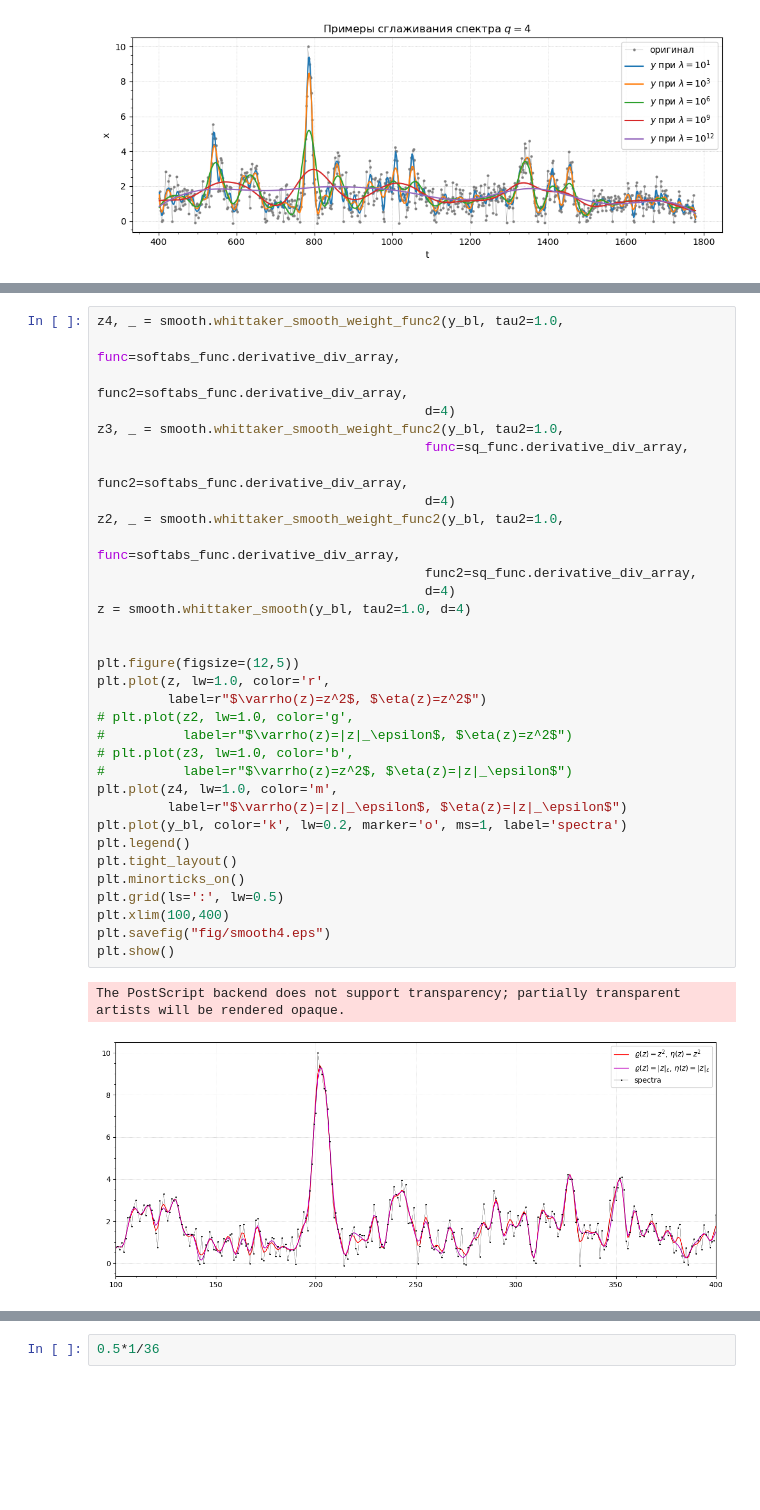
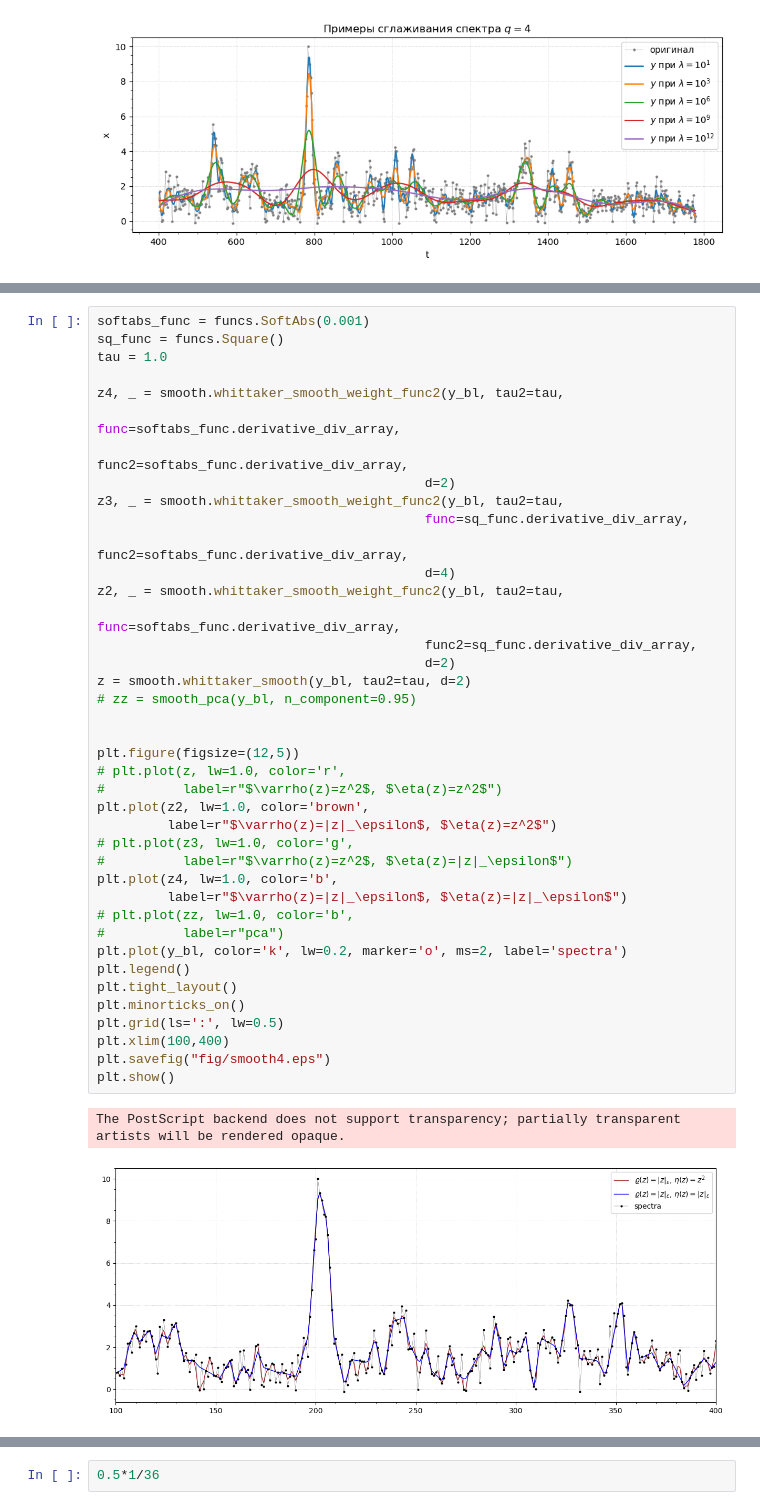
Before and after one commit to intellimath/irsa, a Jupyter notebook: examples/whittaker_henderson.ipynb, the cells around one changed output, grey strips where cells are left out. Drawn from its saved outputs; the diff is of its cells as text; blank space fills up the shorter version.

```diff
--- a/examples/whittaker_henderson.ipynb
+++ b/examples/whittaker_henderson.ipynb
@@ -146,36 +180,43 @@ The PostScript backend does not support transparency; partially transparent arti
 # %%
-z4, _ = smooth.whittaker_smooth_weight_func2(y_bl, tau2=1.0,
+softabs_func = funcs.SoftAbs(0.001)
+sq_func = funcs.Square()
+tau = 1.0
+
+z4, _ = smooth.whittaker_smooth_weight_func2(y_bl, tau2=tau,
                                           func=softabs_func.derivative_div_array,
                                           func2=softabs_func.derivative_div_array,
-                                          d=4)
-z3, _ = smooth.whittaker_smooth_weight_func2(y_bl, tau2=1.0,
+                                          d=2)
+z3, _ = smooth.whittaker_smooth_weight_func2(y_bl, tau2=tau,
                                           func=sq_func.derivative_div_array,
                                           func2=softabs_func.derivative_div_array,
                                           d=4)
-z2, _ = smooth.whittaker_smooth_weight_func2(y_bl, tau2=1.0,
+z2, _ = smooth.whittaker_smooth_weight_func2(y_bl, tau2=tau,
                                           func=softabs_func.derivative_div_array,
                                           func2=sq_func.derivative_div_array,
-                                          d=4)
-z = smooth.whittaker_smooth(y_bl, tau2=1.0, d=4)
+                                          d=2)
+z = smooth.whittaker_smooth(y_bl, tau2=tau, d=2)
+# zz = smooth_pca(y_bl, n_component=0.95)
 
 
 plt.figure(figsize=(12,5))
-plt.plot(z, lw=1.0, color='r',
-         label=r"$\varrho(z)=z^2$, $\eta(z)=z^2$")
-# plt.plot(z2, lw=1.0, color='g',
-#          label=r"$\varrho(z)=|z|_\epsilon$, $\eta(z)=z^2$")
-# plt.plot(z3, lw=1.0, color='b',
+# plt.plot(z, lw=1.0, color='r',
+#          label=r"$\varrho(z)=z^2$, $\eta(z)=z^2$")
+plt.plot(z2, lw=1.0, color='brown',
+         label=r"$\varrho(z)=|z|_\epsilon$, $\eta(z)=z^2$")
+# plt.plot(z3, lw=1.0, color='g',
 #          label=r"$\varrho(z)=z^2$, $\eta(z)=|z|_\epsilon$")
-plt.plot(z4, lw=1.0, color='m',
+plt.plot(z4, lw=1.0, color='b',
          label=r"$\varrho(z)=|z|_\epsilon$, $\eta(z)=|z|_\epsilon$")
-plt.plot(y_bl, color='k', lw=0.2, marker='o', ms=1, label='spectra')
+# plt.plot(zz, lw=1.0, color='b',
+#          label=r"pca")
+plt.plot(y_bl, color='k', lw=0.2, marker='o', ms=2, label='spectra')
 plt.legend()
 plt.tight_layout()
 plt.minorticks_on()
 plt.grid(ls=':', lw=0.5)
 plt.xlim(100,400)
 plt.savefig("fig/smooth4.eps")
 plt.show()
 # %% [output]
 The PostScript backend does not support transparency; partially transparent artists will be rendered opaque.
-[figure, old version]
+[figure, new version]
```
Also changed, not shown: parts of 10 cells of this notebook, 2 other files.
